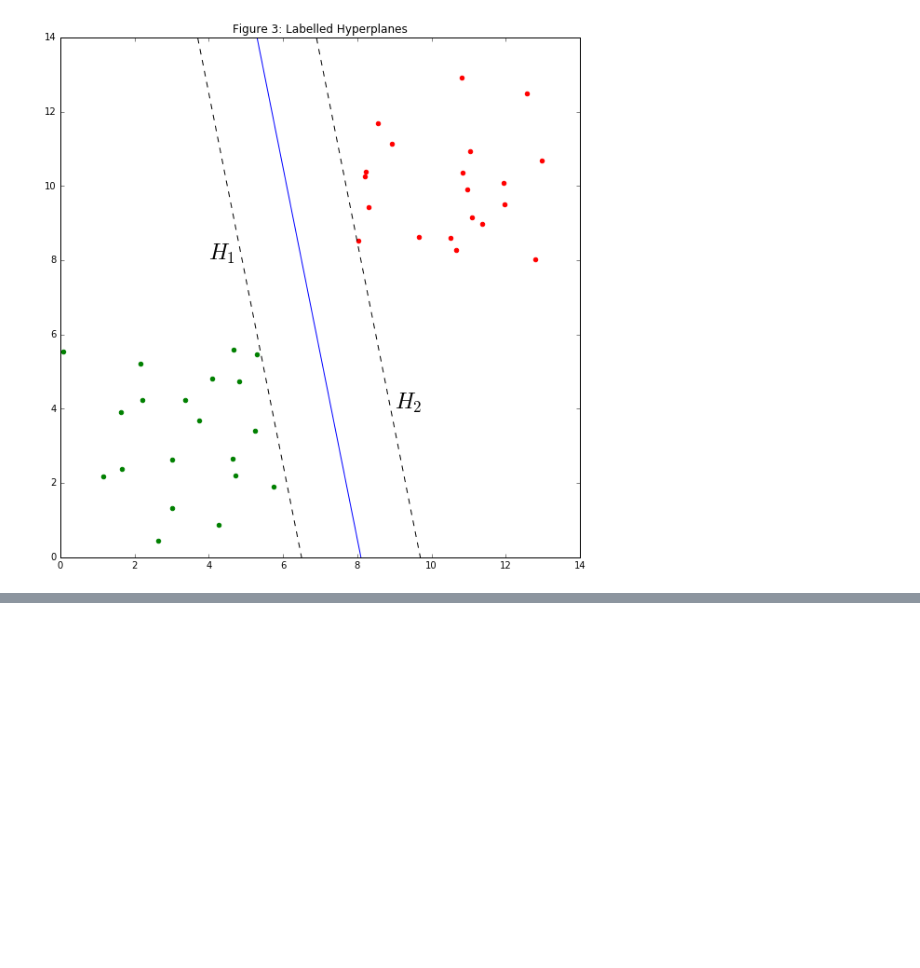
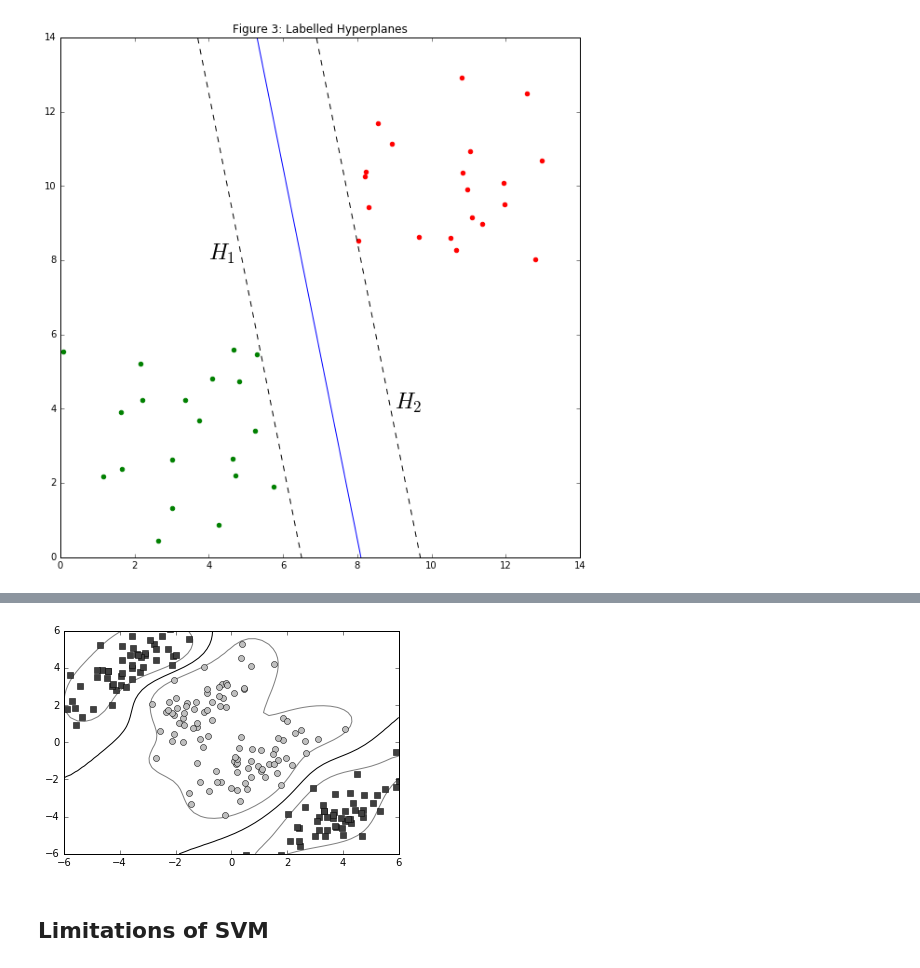
Before and after one commit to arindampaulripon/Python-for-Data-Science, a Jupyter notebook: Machine-Learning-Algorithms/Support-Vector-Machines/supportVectorMachines.ipynb, the cells around one changed output, grey strips where cells are left out. Saved outputs shown, nothing was run; the diff lists cells and outputs as text; code cells hidden in the pictures; blank space fills up the shorter version.

```diff
--- a/Machine-Learning-Algorithms/Support-Vector-Machines/supportVectorMachines.ipynb
+++ b/Machine-Learning-Algorithms/Support-Vector-Machines/supportVectorMachines.ipynb
@@ -114,0 +350,19 @@ plt.savefig('Figure3.png')
+# %%
+# Classify points over 2D space to fit contour
+x,y = np.meshgrid(np.linspace(-6,6,50), np.linspace(-6,6,50))
+xx = np.reshape(np.ravel(x),(2500,1))
+yy = np.reshape(np.ravel(y),(2500,1))
+points = np.concatenate((xx,yy),axis=1)
+outpoints = svm.classifier(points,soft=True).reshape(np.shape(x))
+pl.contour(x, y, outpoints, [0.0], colors='k', linewidths=1, origin='lower')
+pl.contour(x, y, outpoints + 1, [0.0], colors='grey', linewidths=1, origin='lower')
+pl.contour(x, y, outpoints - 1, [0.0], colors='grey', linewidths=1, origin='lower')
+
+pl.axis("tight")
+pl.plot(train0[:,0], train0[:,1], "o",color="0.75")
+pl.plot(train1[:,0], train1[:,1], "s",color="0.25")
+pl.show()
+# %% [output]
+[figure, added]
+# %% [markdown]
+## Limitations of SVM
```
Also changed, not shown: parts of 13 cells of this notebook.
